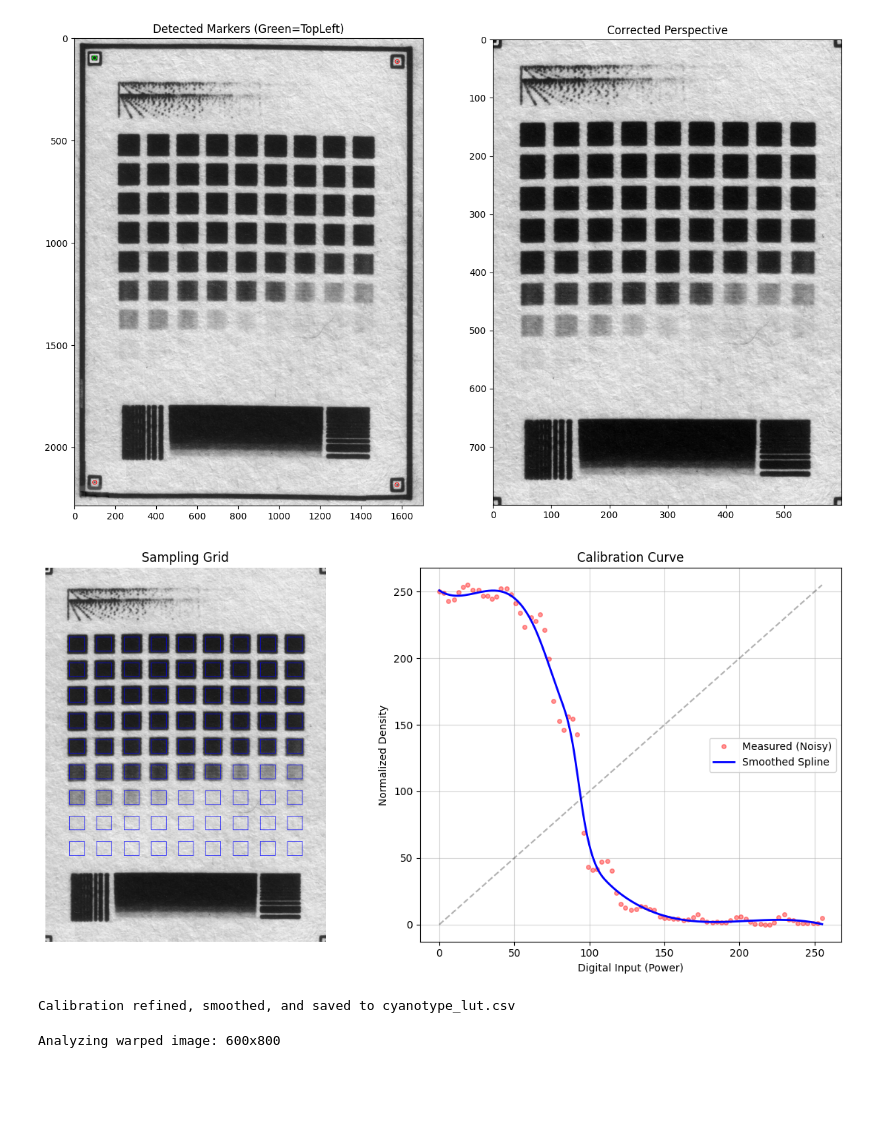
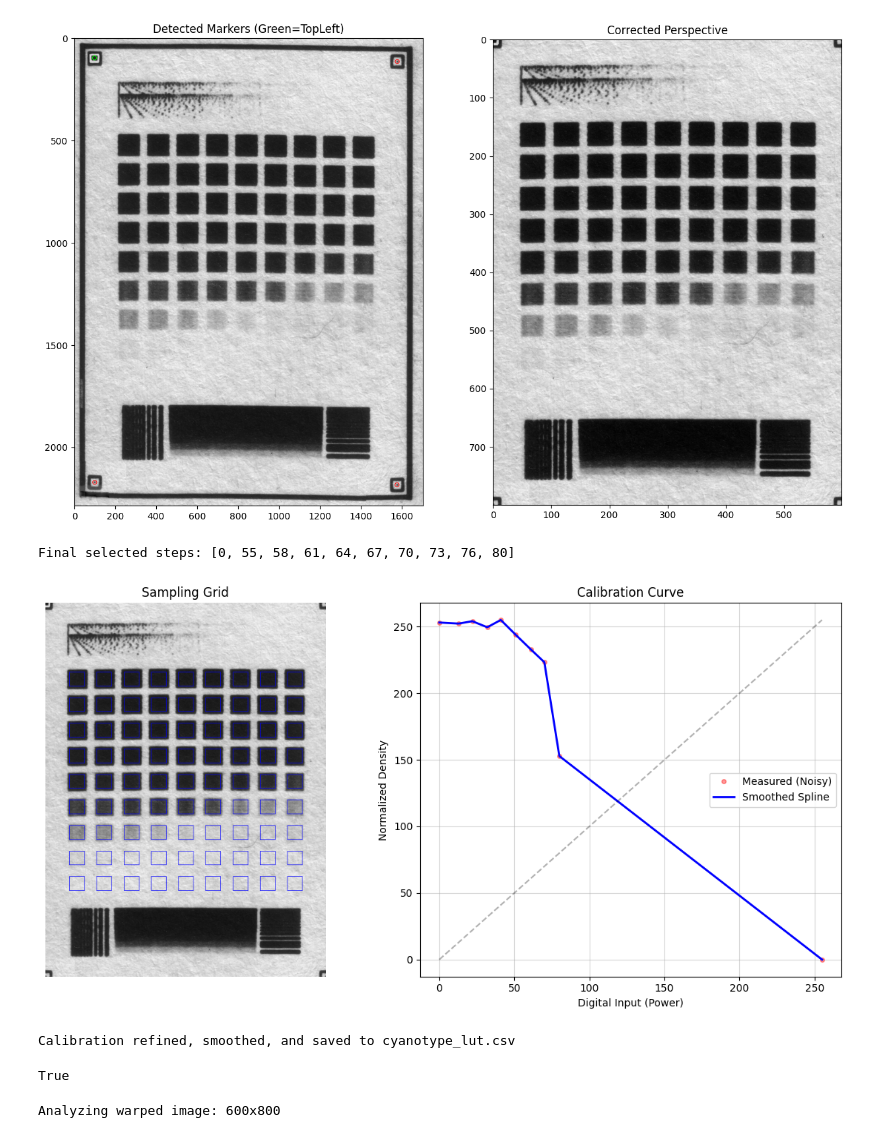
Before and after one commit to fun3md/maptoposter, a Jupyter notebook: jupyter/dotgain_calibration.ipynb, the cells around one changed output. Saved outputs shown, nothing was run; the diff lists cells and outputs as text; code cells hidden in the pictures; blank space fills up the shorter version.

```diff
--- a/jupyter/dotgain_calibration.ipynb
+++ b/jupyter/dotgain_calibration.ipynb
@@ -1017,10 +1637,30 @@ def analyze_geometric_grid_v2(image_path):
 
 # --- EXECUTE ---
 df, viz_img = analyze_geometric_grid_v2("analysis_ready.png")
+# --- 1. EXTRACT STEP 0 ---
+df_step_0 = df[df['step'] == 0].copy()
 
-# 1. Normalization Logic
+# --- 2. FILTER RANGE 55-80 ---
+df_range = df[(df['step'] >= 55) & (df['step'] <= 80)].copy()
+
+# --- 3. QUANTIZE THE RANGE (Pick 9 steps from the range) ---
+# We pick 9 steps here so that Step 0 + 9 steps = 10 steps total
+indices = np.linspace(0, len(df_range) - 1, 9).astype(int)
+df_sampled_range = df_range.iloc[indices]
+
+# --- 4. COMBINE ---
+df = pd.concat([df_step_0, df_sampled_range]).drop_duplicates().reset_index(drop=True)
+
+# Verify we have Step 0 and Step 80
+print("Final selected steps:", df['step'].tolist())
+
+# --- 3. NORMALIZATION (on the quantized data) ---
 r_min, r_max = df['measured_raw'].min(), df['measured_raw'].max()
 df['normalized'] = 255 * (df['measured_raw'] - r_min) / (r_max - r_min)
+
+# Use this df_quantized for the spline and CSV
+df = df.sort_values(by='input_255')
+
 
 # 2. Sorting (CRITICAL for Spline Interpolation)
 # We must sort by the X-axis (input power) or the math breaks
@@ -1035,7 +1675,7 @@ y_data = df['normalized'].values
 spline_func = UnivariateSpline(x_data, y_data, s=SMOOTHING_FACTOR)
 
 # Generate a clean 0-255 range (Lookup Table)
-x_lut = np.arange(0, 256)
+x_lut = np.arange(0, 255)
 y_smooth = spline_func(x_lut)
 
 # Clip values to ensure they stay within 0-255 (splines can overshoot slightly)
@@ -1043,43 +1683,48 @@ y_smooth = np.clip(y_smooth, 0, 255)
 
 # Create a new DataFrame for the smooth LUT
 df_lut = pd.DataFrame({
-    'input_255': x_lut,
-    'normalized': y_smooth
+    'input_255': x_data,
+    'normalized': y_data
 })
 
 # --- PLOTTING ---
 plt.figure(figsize=(12, 6))
 
 # Left: Visual Grid
 plt.subplot(1, 2, 1)
 plt.imshow(viz_img)
 plt.title(f"Sampling Grid")
 plt.axis('off')
 
 # Right: Curve Comparison
 plt.subplot(1, 2, 2)
 # Plot original noisy points
 plt.plot(df['input_255'], df['normalized'], 'ro', markersize=4, alpha=0.4, label='Measured (Noisy)')
 # Plot smoothed curve
 plt.plot(df_lut['input_255'], df_lut['normalized'], 'b-', linewidth=2, label='Smoothed Spline')
 
 plt.plot([0, 255], [0, 255], 'k--', alpha=0.3)
 plt.xlabel("Digital Input (Power)")
 plt.ylabel("Normalized Density")
 plt.legend()
 plt.grid(True, alpha=0.5)
 plt.title("Calibration Curve")
 plt.tight_layout()
 plt.show()
 
 # --- EXPORT ---
 # We now save the SMOOTHED full range (0-255) instead of the jagged points.
 # This makes dither_v2.py much more accurate.
 df_lut.to_csv("cyanotype_lut.csv", index=False)
 print("Calibration refined, smoothed, and saved to cyanotype_lut.csv")
+
+df.to_csv("cyanotype_analysis.csv", index=True)
+cv2.imwrite("viz_img.png", viz_img)
 # %% [output]
+Final selected steps: [0, 55, 58, 61, 64, 67, 70, 73, 76, 80]
-[figure, old version]
+[figure, new version]
-Calibration refined, smoothed, and saved to cyanotype_lut.csv
+Calibration refined, smoothed, and saved to cyanotype_lut.csv
+True
 # %%
 import numpy as np
 import cv2
```
Also changed, not shown: parts of 7 cells of this notebook, 13 other files.
